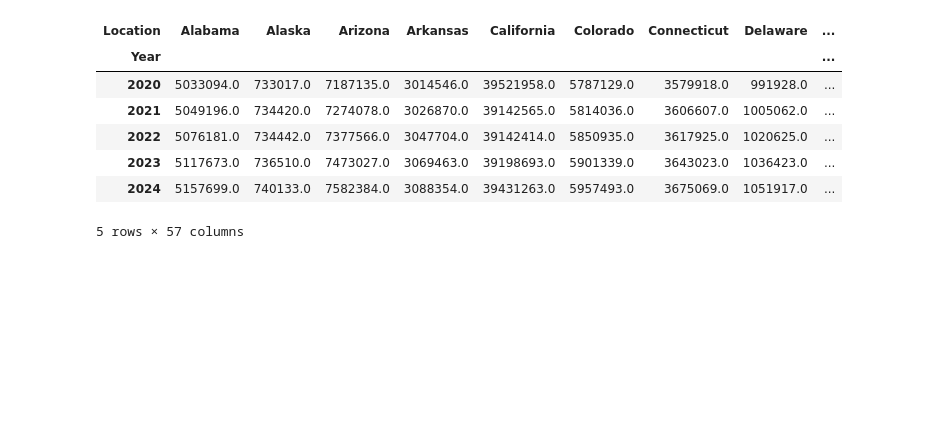
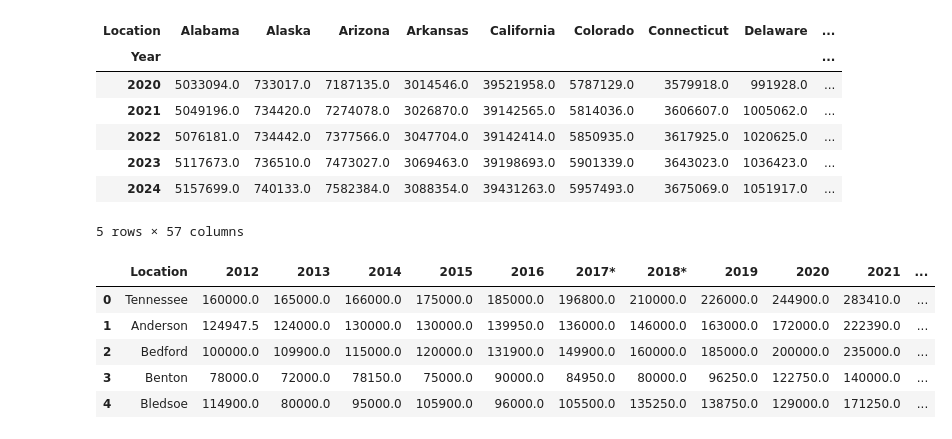
Before and after one commit to mbainbridge950/tennessee_population_after_covid, a Jupyter notebook: notebooks/tn_population.ipynb, the cells around one changed output. Drawn from its saved outputs; the diff is of its cells as text; code cells hidden in the pictures; blank space fills up the shorter version.

```diff
--- a/notebooks/tn_population.ipynb
+++ b/notebooks/tn_population.ipynb
@@ -768,2 +810,11 @@ national_pop.drop(columns = 'Estimates Base').melt(id_vars='Location',var_name='
 # %%
 #df.pivot(index='A', columns='B', values=['C', 'A'])
+# %%
+home_sales_2012_2023_price.head()
+# %% [output]
+|  | Location | 2012 | 2013 | 2014 | 2015 | 2016 | 2017* | 2018* | 2019 | 2020 | 2021 | ... |
+| 0 | Tennessee | 160000.0 | 165000.0 | 166000.0 | 175000.0 | 185000.0 | 196800.0 | 210000.0 | 226000.0 | 244900.0 | 283410.0 | ... |
+| 1 | Anderson | 124947.5 | 124000.0 | 130000.0 | 130000.0 | 139950.0 | 136000.0 | 146000.0 | 163000.0 | 172000.0 | 222390.0 | ... |
+| 2 | Bedford | 100000.0 | 109900.0 | 115000.0 | 120000.0 | 131900.0 | 149900.0 | 160000.0 | 185000.0 | 200000.0 | 235000.0 | ... |
+| 3 | Benton | 78000.0 | 72000.0 | 78150.0 | 75000.0 | 90000.0 | 84950.0 | 80000.0 | 96250.0 | 122750.0 | 140000.0 | ... |
+| 4 | Bledsoe | 114900.0 | 80000.0 | 95000.0 | 105900.0 | 96000.0 | 105500.0 | 135250.0 | 138750.0 | 129000.0 | 171250.0 | ... |
```
Also changed, not shown: parts of 10 cells of this notebook, 15 other files.
